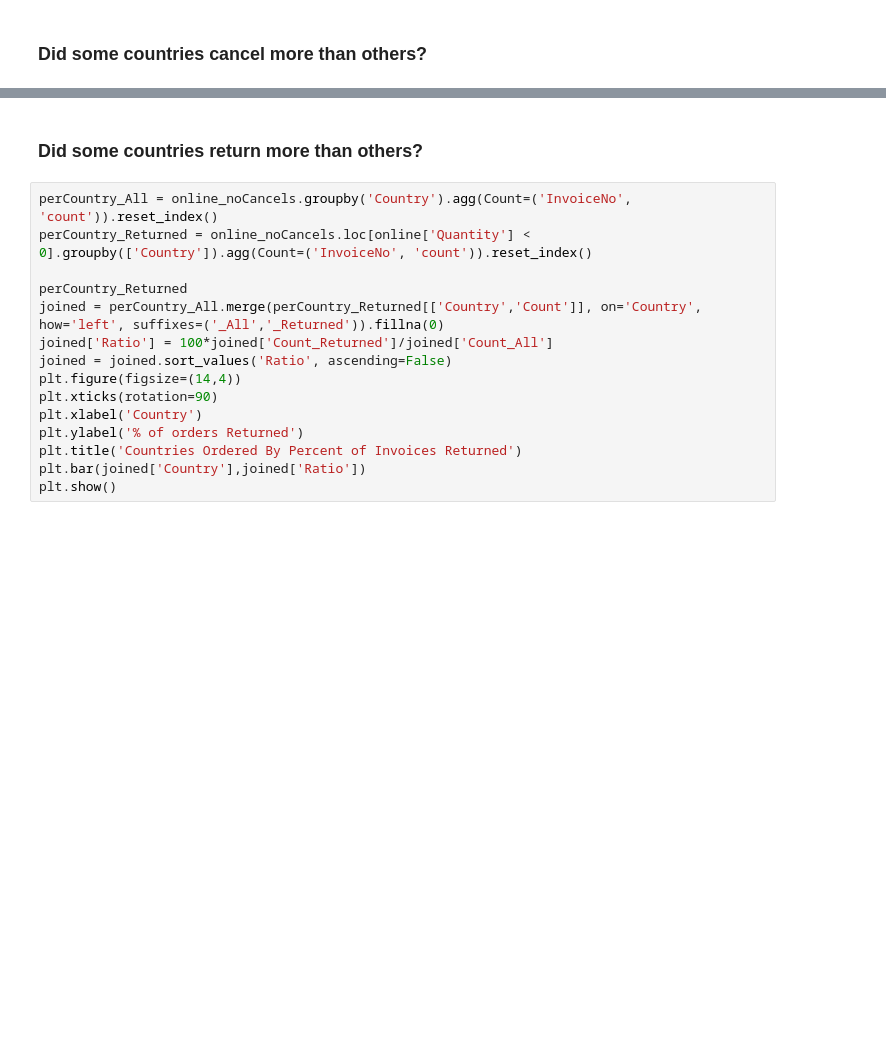
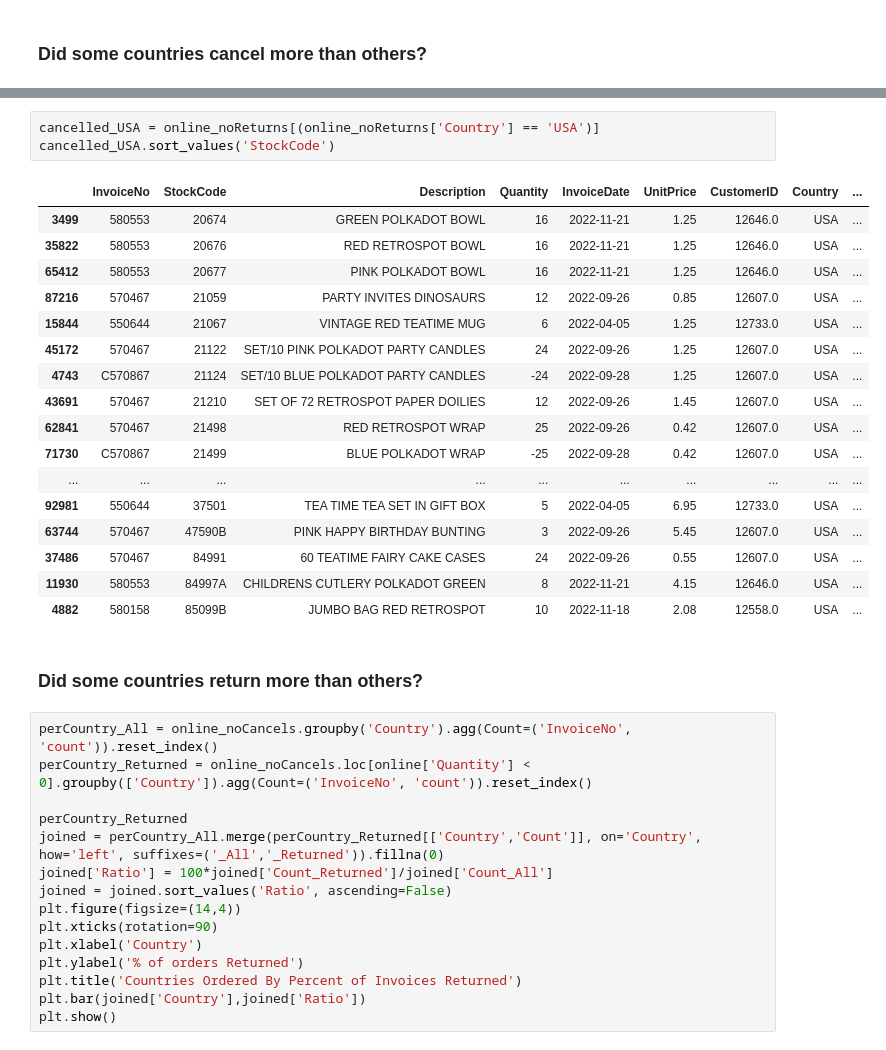
Before and after one commit to mishasinitcyn/Zero-Day-Close, a Jupyter notebook: EDA/Online Retail EDA.ipynb, the cells around one changed output, grey strips where cells are left out. Drawn from its saved outputs; the diff is of its cells as text; blank space fills up the shorter version.

```diff
--- a/EDA/Online Retail EDA.ipynb
+++ b/EDA/Online Retail EDA.ipynb
@@ -150,3 +140,24 @@ plt.show()
+# %%
+cancelled_USA = online_noReturns[(online_noReturns['Country'] == 'USA')]
+cancelled_USA.sort_values('StockCode')
+# %% [output]
+|  | InvoiceNo | StockCode | Description | Quantity | InvoiceDate | UnitPrice | CustomerID | Country | ... |
+| 3499 | 580553 | 20674 | GREEN POLKADOT BOWL | 16 | 2022-11-21 | 1.25 | 12646.0 | USA | ... |
+| 35822 | 580553 | 20676 | RED RETROSPOT BOWL | 16 | 2022-11-21 | 1.25 | 12646.0 | USA | ... |
+| 65412 | 580553 | 20677 | PINK POLKADOT BOWL | 16 | 2022-11-21 | 1.25 | 12646.0 | USA | ... |
+| 87216 | 570467 | 21059 | PARTY INVITES DINOSAURS | 12 | 2022-09-26 | 0.85 | 12607.0 | USA | ... |
+| 15844 | 550644 | 21067 | VINTAGE RED TEATIME MUG | 6 | 2022-04-05 | 1.25 | 12733.0 | USA | ... |
+| 45172 | 570467 | 21122 | SET/10 PINK POLKADOT PARTY CANDLES | 24 | 2022-09-26 | 1.25 | 12607.0 | USA | ... |
+| 4743 | C570867 | 21124 | SET/10 BLUE POLKADOT PARTY CANDLES | -24 | 2022-09-28 | 1.25 | 12607.0 | USA | ... |
+| 43691 | 570467 | 21210 | SET OF 72 RETROSPOT PAPER DOILIES | 12 | 2022-09-26 | 1.45 | 12607.0 | USA | ... |
+| 62841 | 570467 | 21498 | RED RETROSPOT WRAP | 25 | 2022-09-26 | 0.42 | 12607.0 | USA | ... |
+| 71730 | C570867 | 21499 | BLUE POLKADOT WRAP | -25 | 2022-09-28 | 0.42 | 12607.0 | USA | ... |
+| ... | ... | ... | ... | ... | ... | ... | ... | ... | ... |
+| 92981 | 550644 | 37501 | TEA TIME TEA SET IN GIFT BOX | 5 | 2022-04-05 | 6.95 | 12733.0 | USA | ... |
+| 63744 | 570467 | 47590B | PINK HAPPY BIRTHDAY BUNTING | 3 | 2022-09-26 | 5.45 | 12607.0 | USA | ... |
+| 37486 | 570467 | 84991 | 60 TEATIME FAIRY CAKE CASES | 24 | 2022-09-26 | 0.55 | 12607.0 | USA | ... |
+| 11930 | 580553 | 84997A | CHILDRENS CUTLERY POLKADOT GREEN | 8 | 2022-11-21 | 4.15 | 12646.0 | USA | ... |
+| 4882 | 580158 | 85099B | JUMBO BAG RED RETROSPOT | 10 | 2022-11-18 | 2.08 | 12558.0 | USA | ... |
 # %% [markdown]
 ### Did some countries return more than others?
 # %%
```
Also changed, not shown: parts of 12 cells of this notebook, 1 other file.
